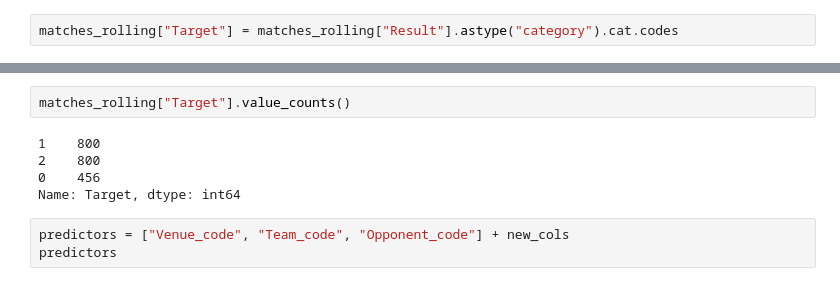
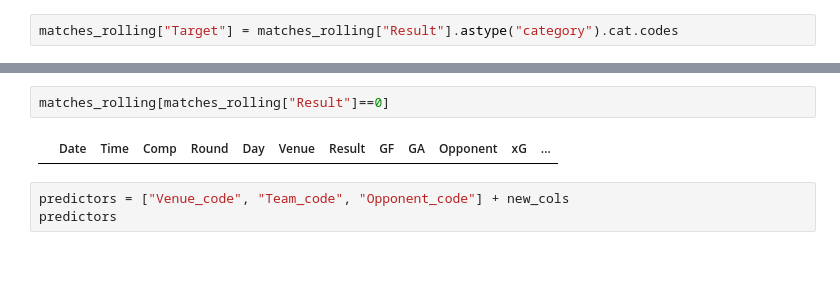
Before and after one commit to Ukpoweh/premier_league, a Jupyter notebook: notebooks/Modeling.ipynb, the cells around one changed output, grey strips where cells are left out. Cells and saved outputs as stored; diff of their text form.

```diff
--- a/notebooks/Modeling.ipynb
+++ b/notebooks/Modeling.ipynb
@@ -168,10 +168,7 @@ matches_rolling.head()
 # %%
-matches_rolling["Target"].value_counts()
+matches_rolling[matches_rolling["Result"]==0]
 # %% [output]
-1    800
-2    800
-0    456
-Name: Target, dtype: int64
+|  | Date | Time | Comp | Round | Day | Venue | Result | GF | GA | Opponent | xG | ... |
 # %%
 predictors = ["Venue_code", "Team_code", "Opponent_code"] + new_cols
 predictors
```
Also changed, not shown: parts of 19 cells of this notebook, 7 other files.
